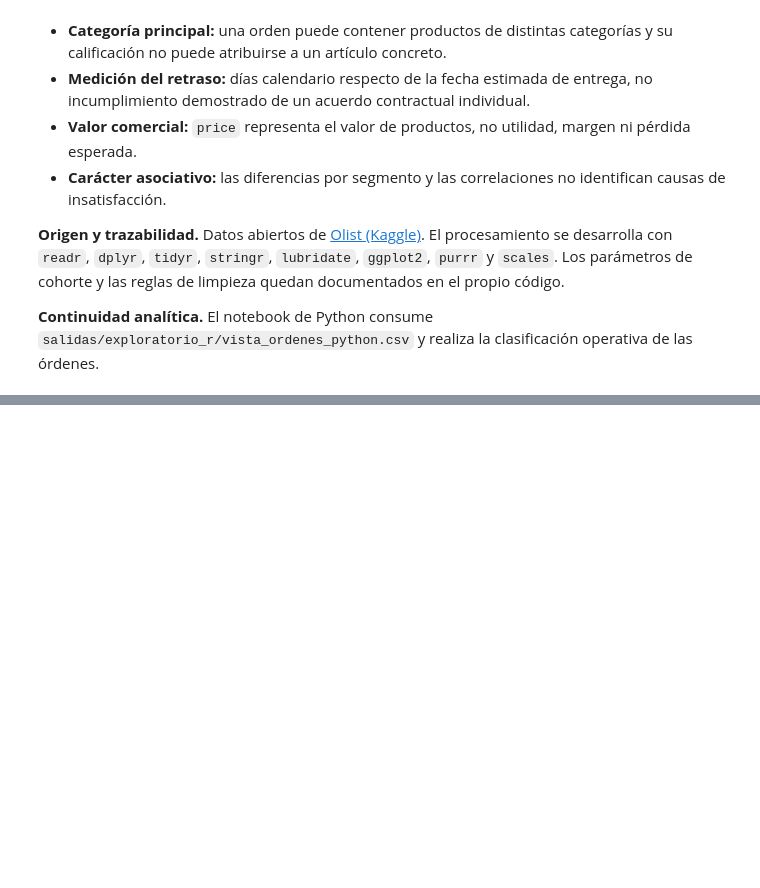
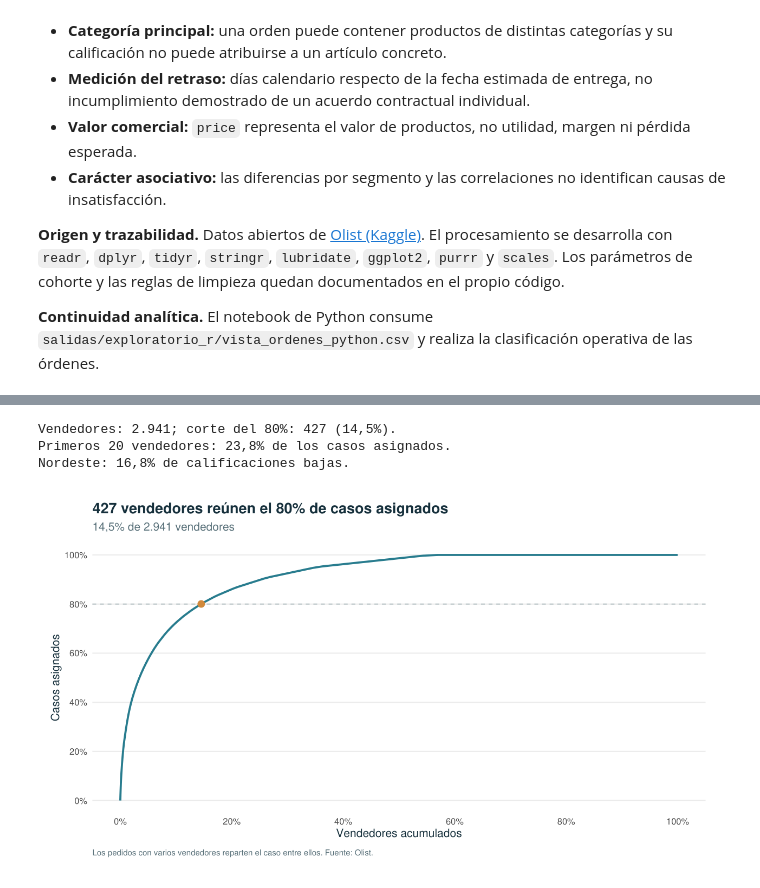
Before and after one commit to santiago-1710/Caso-Integrador-Final, a Jupyter notebook: notebooks/Diagnostico_Exploratorio_R.ipynb, the cells around one changed output, grey strips where cells are left out. Saved outputs shown, nothing was run; the diff lists cells and outputs as text; code cells hidden in the pictures; blank space fills up the shorter version.

Commit message:
Integra gráficos al diagnóstico exploratorio
Integra gráficos de volumen, satisfacción, vendedores y prioridades

```diff
--- a/notebooks/Diagnostico_Exploratorio_R.ipynb
+++ b/notebooks/Diagnostico_Exploratorio_R.ipynb
@@ -978,0 +1190,30 @@ Carpeta: C:\Users\santi\OneDrive\Documents\Diploma\DataScience_Business\Analytic
+# %%
+viz_pareto <- viz_pareto[order(viz_pareto$posicion), ]
+viz_corte <- viz_pareto[which(viz_pareto$acumulado >= 0.8)[1], ]
+viz_curva <- rbind(data.frame(vendedores = 0, casos = 0),
+                    data.frame(vendedores = viz_pareto$grupos_acumulados, casos = viz_pareto$acumulado))
+viz_top20 <- viz_pareto$acumulado[20]
+viz_ne <- viz_regiones[viz_regiones$region == "Nordeste", ]
+cat("Vendedores: ", viz_numero(nrow(viz_pareto)), "; corte del 80%: ", viz_corte$posicion,
+    " (", viz_porcentaje(viz_corte$grupos_acumulados), ").\n", sep = "")
+cat("Primeros 20 vendedores: ", viz_porcentaje(viz_top20), " de los casos asignados.\n", sep = "")
+cat("Nordeste: ", viz_porcentaje(viz_ne$tasa_baja), " de calificaciones bajas.\n", sep = "")
+
+viz_grafico_04 <- ggplot(viz_curva, aes(x = vendedores, y = casos)) +
+  geom_hline(yintercept = 0.8, linetype = 2, color = "#A6B5BA", linewidth = 0.55) +
+  geom_line(color = viz_teal, linewidth = 1.2) +
+  geom_point(data = data.frame(vendedores = viz_corte$grupos_acumulados, casos = viz_corte$acumulado),
+             color = viz_naranja, size = 3.5) +
+  scale_x_continuous(limits = c(0, 1), breaks = seq(0, 1, 0.2), labels = function(x) viz_porcentaje(x, 0)) +
+  scale_y_continuous(limits = c(0, 1), breaks = seq(0, 1, 0.2), labels = function(x) viz_porcentaje(x, 0)) +
+  labs(title = paste(viz_corte$posicion, "vendedores reúnen el 80% de casos asignados"),
+       subtitle = paste0(viz_porcentaje(viz_corte$grupos_acumulados), " de ", viz_numero(nrow(viz_pareto)), " vendedores"),
+       x = "Vendedores acumulados", y = "Casos asignados",
+       caption = "Los pedidos con varios vendedores reparten el caso entre ellos. Fuente: Olist.") +
+  viz_tema() + theme(panel.grid.major.x = element_blank())
+print(viz_grafico_04)
+# %% [output]
+Vendedores: 2.941; corte del 80%: 427 (14,5%).
+Primeros 20 vendedores: 23,8% de los casos asignados.
+Nordeste: 16,8% de calificaciones bajas.
+[figure, added]
```
Also changed, not shown: parts of 14 cells of this notebook.
